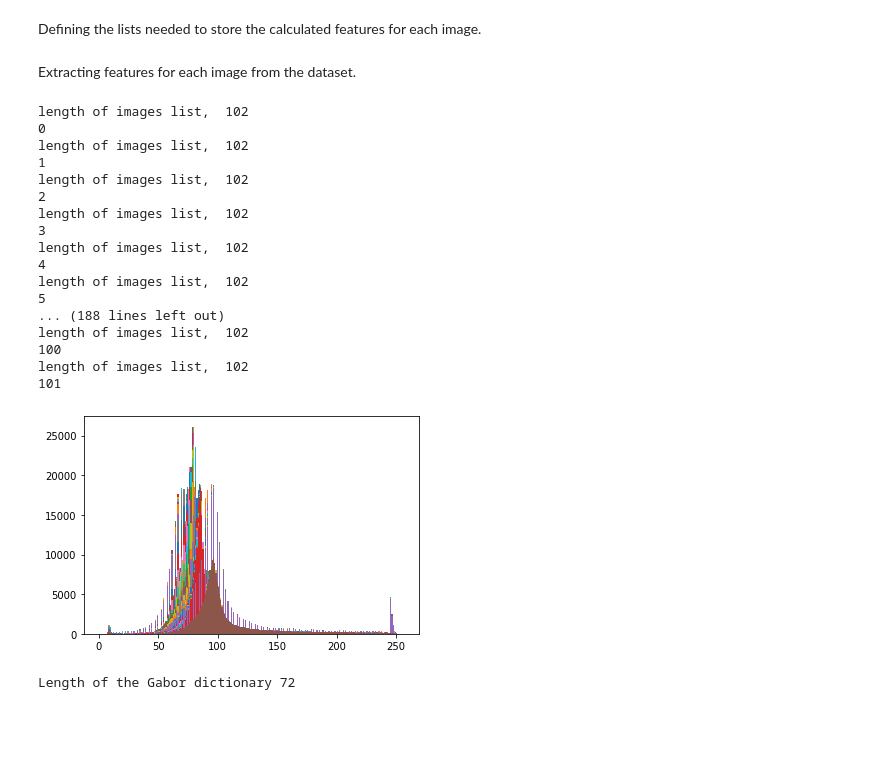
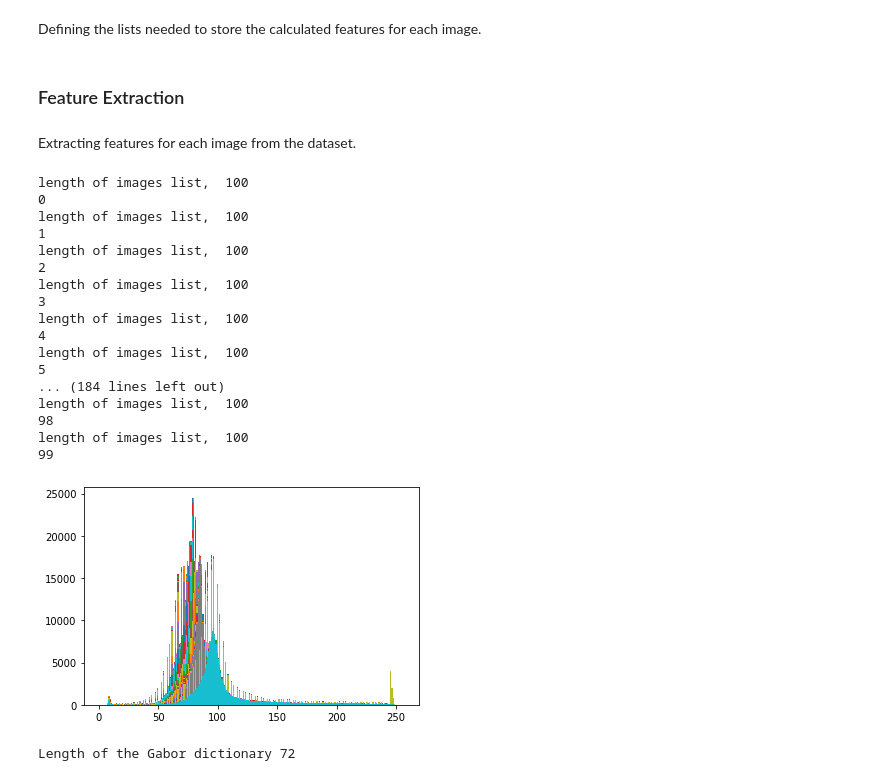
Before and after one commit to RashmiChrystal/FYP, a Jupyter notebook: FYP.ipynb, the cells around one changed output. Cells and saved outputs as stored; diff of their text form; code cells hidden in the pictures; blank space fills up the shorter version.

```diff
--- a/FYP.ipynb
+++ b/FYP.ipynb
@@ -62,9 +70,10 @@ The image data is read and stored in a list named list_3.
 # %%
 list_3 = []
 list_4 = []
-filenames = glob.glob("converted images/"+"*.jpg")
+
+filenames = glob.glob("smallDataset/"+"*.jpg")
+#filenames = glob.glob("Normal/"+"*.jpg")
 filenames.sort()
-print("filenames", filenames)
 for img in filenames:
   n = cv2.imread(img, 0)
   if n is not None:
@@ -77,2 +88,9 @@ The length of the image dataset:  102
 # %% [markdown]
 ## Preprocessing of the data
+# %%
+crop_y = list_3[0].shape[0] - 40
+crop_x = list_3[0].shape[1]
+# %%
+def crop_image(img):  #crop_x, crop_y
+  cropped_image = img[0:crop_y, 0:crop_x]
+  return cropped_image
@@ -78,0 +99,4 @@ The length of the image dataset:  102
+# %%
+cropped_img = crop_image(list_3[0])
+cv2_imshow(cropped_img)
+cv2.waitKey(0)
@@ -339,12 +369,15 @@ GLCM_contrast_List = []
 df = pd.DataFrame()
 #df_sift = pd.DataFrame()
 df_newFeatures1 = pd.DataFrame()
+# %% [markdown]
+### Feature Extraction
 # %% [markdown]
 Extracting features for each image from the dataset.
 # %%
 for img in list_3:
   print("length of images list, ", len(list_3))
-  CS_img = contrastStretching(img)
+  cropped_img = crop_image(img)
+  CS_img = contrastStretching(cropped_img)
   contrast_stretched_image_list.append(CS_img)
   gaussian_img = gaussianBlur(CS_img)
 
@@ -383,45 +416,45 @@ for img in list_3:
   for img in gabor_images:
     g = img.reshape(-1)
     avg_g = findAverage(g)
     total_gabor_image_values.append(avg_g)
 
   Gabor_Individual_List.append(total_gabor_image_values)
 
   stat_mean, stat_avg_contrast, skewness, kurtosis, stat_energy = calc_Stat_Features(gaussian_img)
   Stat_Mean_List.append(stat_mean)
   Stat_Avg_Contrast_List .append(stat_avg_contrast)
   Stat_Skewness_List.append(skewness)
   Stat_Kurtosis_List.append(kurtosis)
   Stat_Energy_List.append(stat_energy)
 
   diss_sim, corr, homogen, energy, contrast = glcmFeatures(gaussian_img)
   GLCM_diss_sim_List.append(diss_sim)
   GLCM_corr_List.append(corr)
   GLCM_homogen_List.append(homogen)
   GLCM_energy_List.append(energy)
   GLCM_contrast_List.append(contrast)
 
   print(num_CS)
   num_CS = num_CS + 1
 # %% [output]
-length of images list,  102
+length of images list,  100
 0
-length of images list,  102
+length of images list,  100
 1
-length of images list,  102
+length of images list,  100
 2
-length of images list,  102
+length of images list,  100
 3
-length of images list,  102
+length of images list,  100
 4
-length of images list,  102
+length of images list,  100
 5
-... (188 lines left out)
-length of images list,  102
-100
-length of images list,  102
-101
+... (184 lines left out)
+length of images list,  100
+98
+length of images list,  100
+99
-[figure, old version]
+[figure, new version]
 # %%
 Gabor_Total_Dict = {}
 for i in range(len(Gabor_Individual_List[0])):
```
Also changed, not shown: parts of 67 cells of this notebook.
